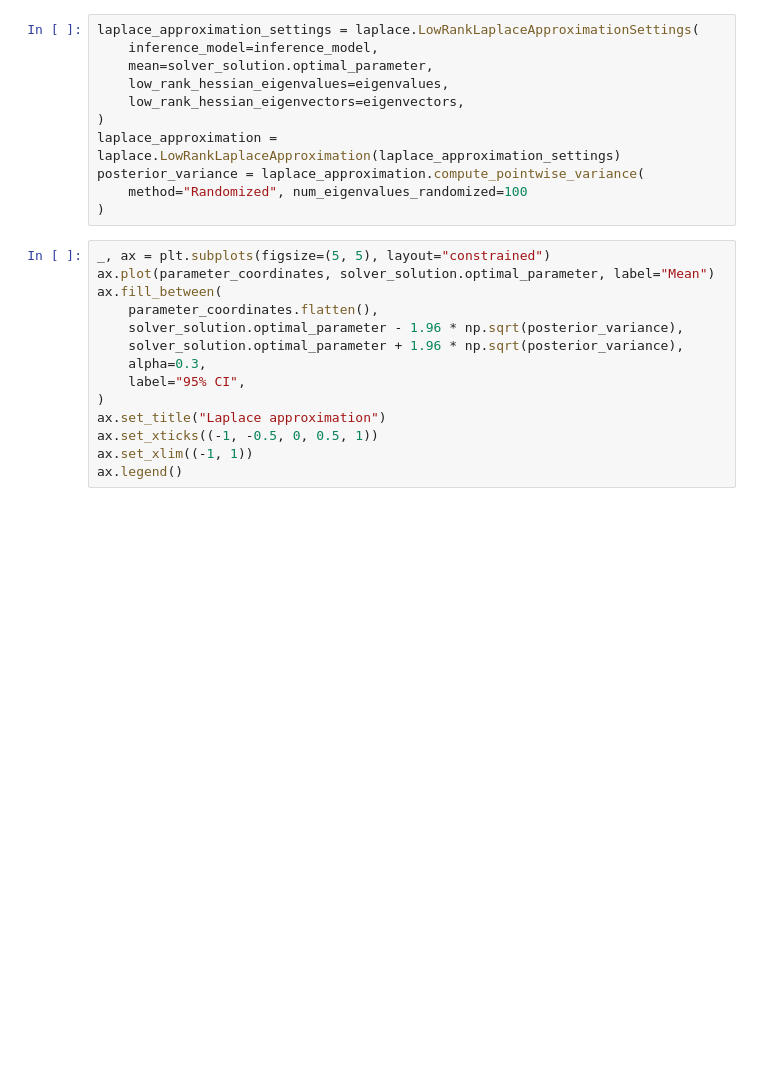
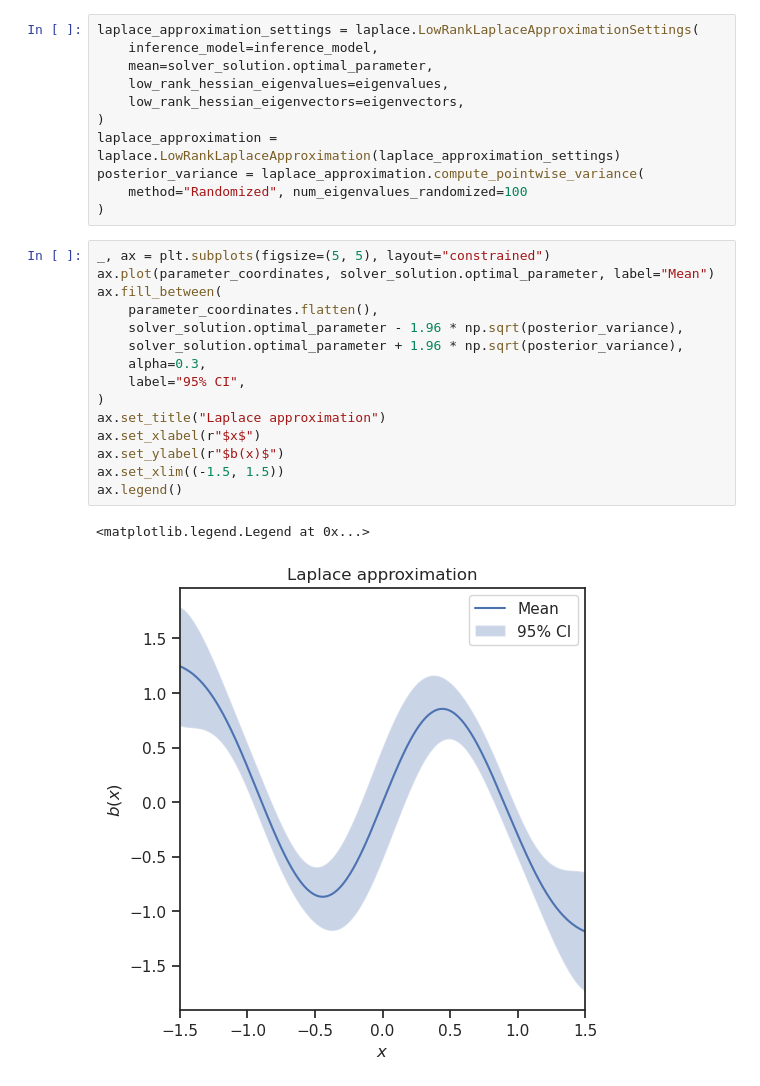
Before and after one commit to maximilian-kruse/SPIN, a Jupyter notebook: examples/1D_drift_mfpt.ipynb, the cells around one changed output. Saved outputs shown, nothing was run; the diff lists cells and outputs as text; blank space fills up the shorter version.

```diff
--- a/examples/1D_drift_mfpt.ipynb
+++ b/examples/1D_drift_mfpt.ipynb
@@ -131,14 +155,18 @@ posterior_variance = laplace_approximation.compute_pointwise_variance(
 # %%
 _, ax = plt.subplots(figsize=(5, 5), layout="constrained")
 ax.plot(parameter_coordinates, solver_solution.optimal_parameter, label="Mean")
 ax.fill_between(
     parameter_coordinates.flatten(),
     solver_solution.optimal_parameter - 1.96 * np.sqrt(posterior_variance),
     solver_solution.optimal_parameter + 1.96 * np.sqrt(posterior_variance),
     alpha=0.3,
     label="95% CI",
 )
 ax.set_title("Laplace approximation")
-ax.set_xticks((-1, -0.5, 0, 0.5, 1))
-ax.set_xlim((-1, 1))
+ax.set_xlabel(r"$x$")
+ax.set_ylabel(r"$b(x)$")
+ax.set_xlim((-1.5, 1.5))
 ax.legend()
+# %% [output]
+<matplotlib.legend.Legend at 0x...>
+[figure, added]
```
Also changed, not shown: parts of 8 cells of this notebook.
